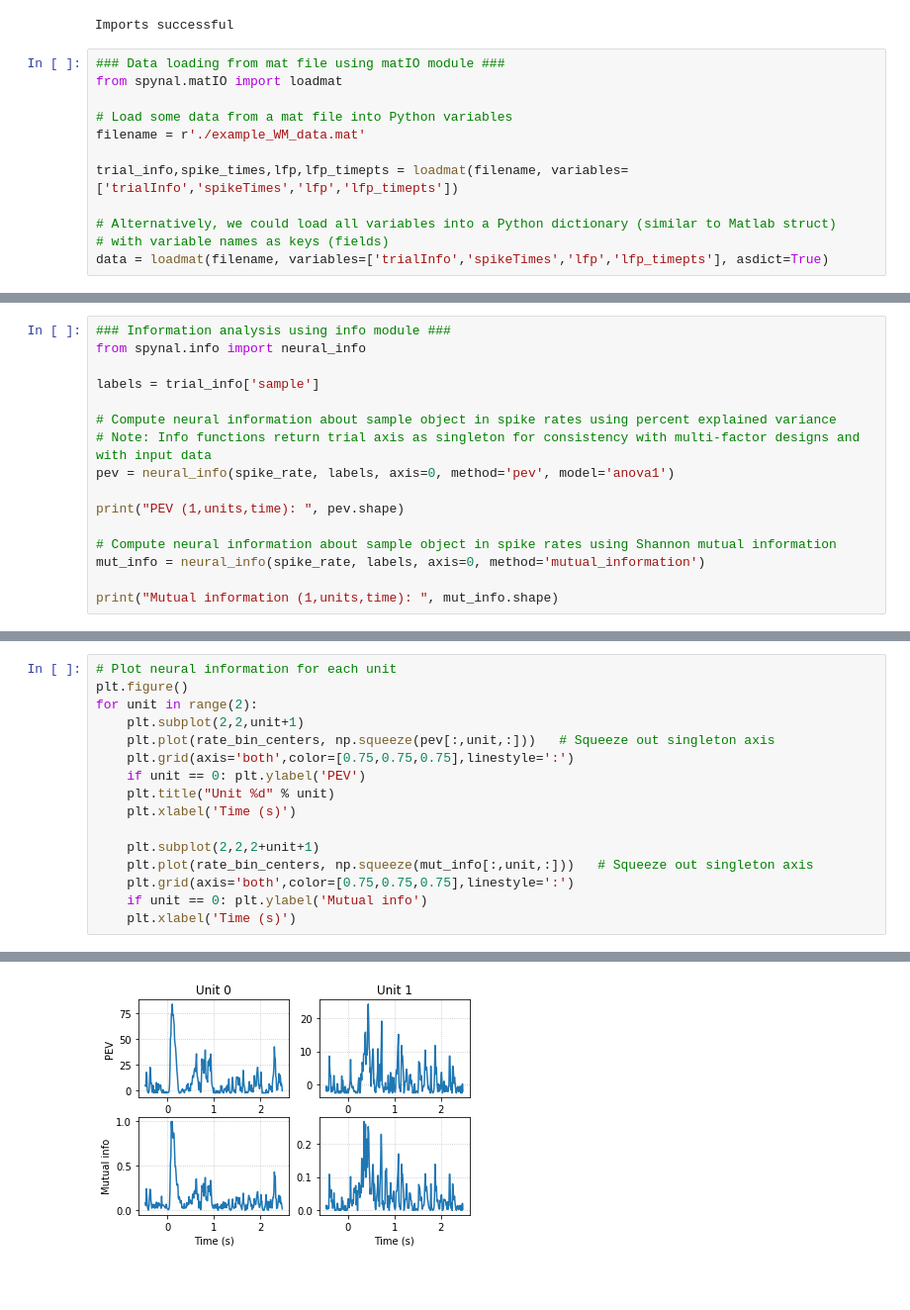
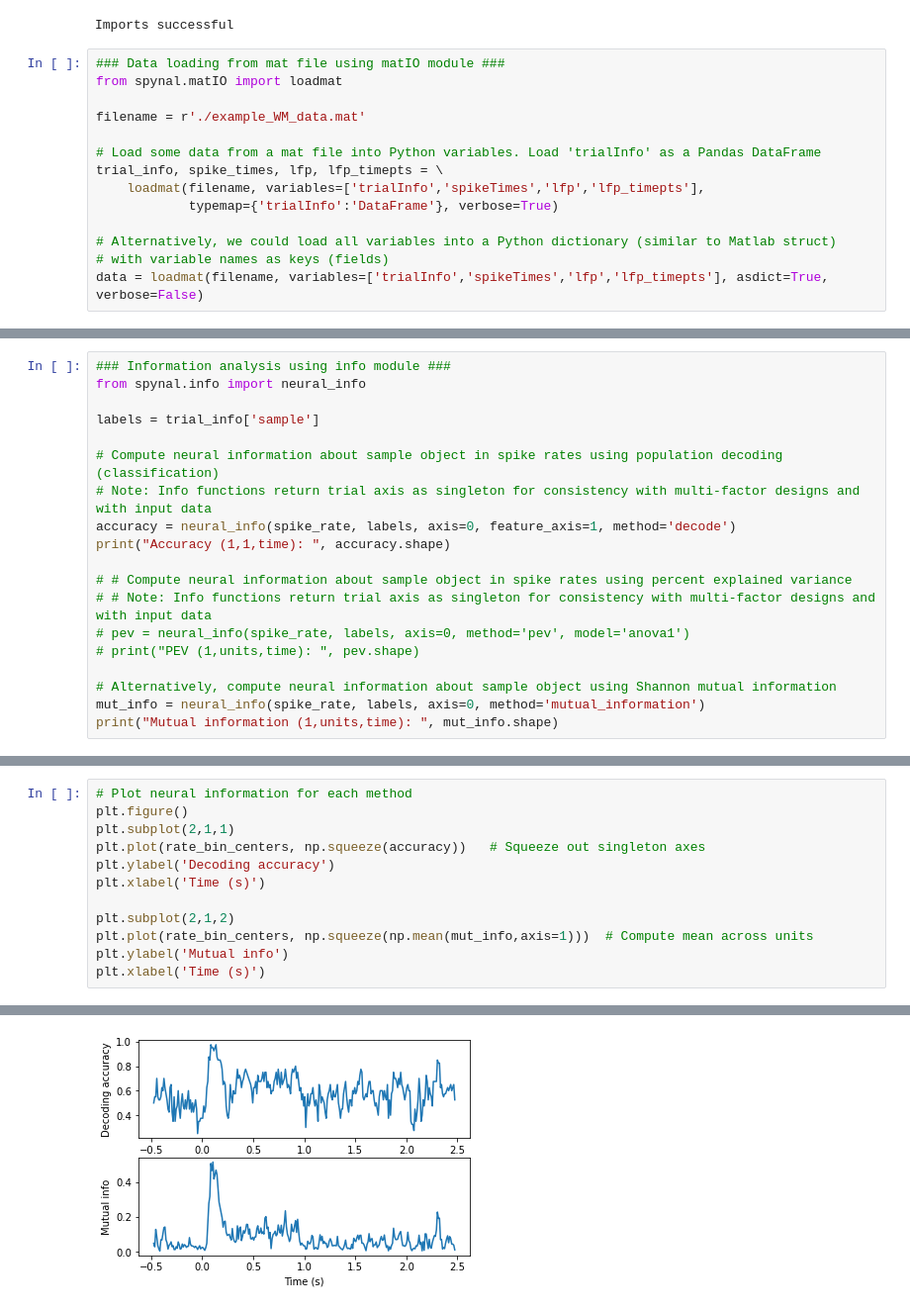
Before and after one commit to sbrincat/spynal, a Jupyter notebook: spynal_tutorial.ipynb, the cells around one changed output, grey strips where cells are left out. Shown: that part at 99% size. Cells and saved outputs as stored; diff of their text form; blank space fills up the shorter version.

```diff
--- a/spynal_tutorial.ipynb
+++ b/spynal_tutorial.ipynb
@@ -13,12 +13,14 @@ Imports successful
 ### Data loading from mat file using matIO module ###
 from spynal.matIO import loadmat
 
-# Load some data from a mat file into Python variables
 filename = r'./example_WM_data.mat'
 
-trial_info,spike_times,lfp,lfp_timepts = loadmat(filename, variables=['trialInfo','spikeTimes','lfp','lfp_timepts'])
+# Load some data from a mat file into Python variables. Load 'trialInfo' as a Pandas DataFrame
+trial_info, spike_times, lfp, lfp_timepts = \
+    loadmat(filename, variables=['trialInfo','spikeTimes','lfp','lfp_timepts'],
+            typemap={'trialInfo':'DataFrame'}, verbose=True)
 
 # Alternatively, we could load all variables into a Python dictionary (similar to Matlab struct)
 # with variable names as keys (fields)
-data = loadmat(filename, variables=['trialInfo','spikeTimes','lfp','lfp_timepts'], asdict=True)
+data = loadmat(filename, variables=['trialInfo','spikeTimes','lfp','lfp_timepts'], asdict=True, verbose=False)
 # %% [output]
@@ -188,14 +181,17 @@ from spynal.info import neural_info
 
 labels = trial_info['sample']
 
-# Compute neural information about sample object in spike rates using percent explained variance
+# Compute neural information about sample object in spike rates using population decoding (classification)
 # Note: Info functions return trial axis as singleton for consistency with multi-factor designs and with input data
-pev = neural_info(spike_rate, labels, axis=0, method='pev', model='anova1')
+accuracy = neural_info(spike_rate, labels, axis=0, feature_axis=1, method='decode')
+print("Accuracy (1,1,time): ", accuracy.shape)
 
-print("PEV (1,units,time): ", pev.shape)
+# # Compute neural information about sample object in spike rates using percent explained variance
+# # Note: Info functions return trial axis as singleton for consistency with multi-factor designs and with input data
+# pev = neural_info(spike_rate, labels, axis=0, method='pev', model='anova1')
+# print("PEV (1,units,time): ", pev.shape)
 
-# Compute neural information about sample object in spike rates using Shannon mutual information
+# Alternatively, compute neural information about sample object using Shannon mutual information
 mut_info = neural_info(spike_rate, labels, axis=0, method='mutual_information')
-
 print("Mutual information (1,units,time): ", mut_info.shape)
 # %% [output]
@@ -203,18 +199,14 @@ PEV (1,units,time):  (1, 2, 296)
 Mutual information (1,units,time):  (1, 2, 296)
 # %%
-# Plot neural information for each unit
+# Plot neural information for each method
 plt.figure()
-for unit in range(2):
-    plt.subplot(2,2,unit+1)
-    plt.plot(rate_bin_centers, np.squeeze(pev[:,unit,:]))   # Squeeze out singleton axis
-    plt.grid(axis='both',color=[0.75,0.75,0.75],linestyle=':')
-    if unit == 0: plt.ylabel('PEV')
-    plt.title("Unit %d" % unit)
-    plt.xlabel('Time (s)')
+plt.subplot(2,1,1)
+plt.plot(rate_bin_centers, np.squeeze(accuracy))   # Squeeze out singleton axes
+plt.ylabel('Decoding accuracy')
+plt.xlabel('Time (s)')
 
-    plt.subplot(2,2,2+unit+1)
-    plt.plot(rate_bin_centers, np.squeeze(mut_info[:,unit,:]))   # Squeeze out singleton axis
-    plt.grid(axis='both',color=[0.75,0.75,0.75],linestyle=':')
-    if unit == 0: plt.ylabel('Mutual info')
-    plt.xlabel('Time (s)')
+plt.subplot(2,1,2)
+plt.plot(rate_bin_centers, np.squeeze(np.mean(mut_info,axis=1)))  # Compute mean across units
+plt.ylabel('Mutual info')
+plt.xlabel('Time (s)')
 # %% [output]
@@ -221,3 +214,3 @@ for unit in range(2):
-[figure, old version]
+[figure, new version]
 # %%
 ### Error estimation and significance tests using randstats ###
```
Also changed, not shown: parts of 12 cells of this notebook, 4 other files.
